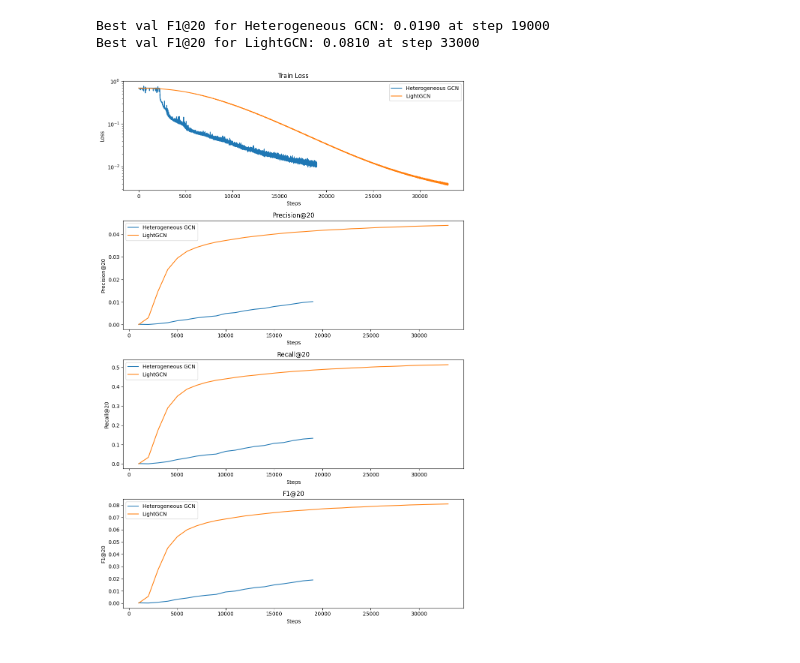
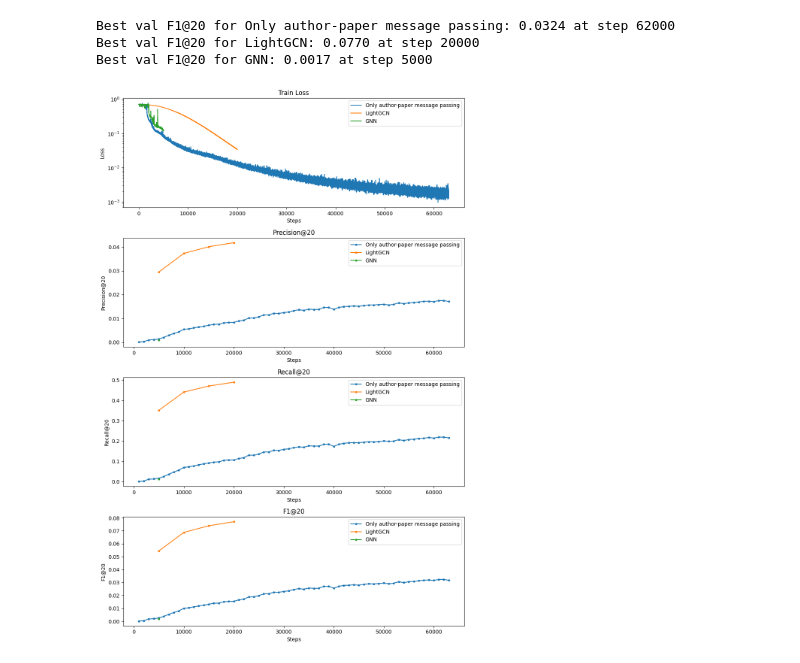
Before and after one commit to Jaluus/PaperTrail, a Jupyter notebook: analyze_results.ipynb, the cells around one changed output. Saved outputs shown, nothing was run; the diff lists cells and outputs as text; code cells hidden in the pictures.

```diff
--- a/analyze_results.ipynb
+++ b/analyze_results.ipynb
@@ -6,7 +6,7 @@ import matplotlib as mpl
 import matplotlib.pyplot as plt
 mpl.style.use("default")
 
-path_prefix = ""
+path_prefix = "checkpoints"
 # %%
 import matplotlib.pyplot as plt
 fig, ax = plt.subplots(4, 1,  figsize=(10, 15))
@@ -28,39 +28,44 @@ def plot_model_results(metrics_filename, train_loss_steps_filename, label):
     ax[0].set_ylabel("Loss")
     ax[0].set_yscale("log")
     ax[0].legend()
 
     steps = metrics_file["step"]
     for prefix in ["val_"]:
-        ax[1].plot(steps, metrics_file[prefix + "precision20"], label=label)
+        ax[1].plot(steps, metrics_file[prefix + "precision20"], ".-", label=label)
     ax[1].set_title("Precision@20")
     ax[1].set_xlabel("Steps")
     ax[1].set_ylabel("Precision@20")
     ax[1].legend()
     for prefix in ["val_"]:
-        ax[2].plot(steps, metrics_file[prefix + "recall20"], label=label)
+        ax[2].plot(steps, metrics_file[prefix + "recall20"], ".-", label=label)
     ax[2].set_title("Recall@20")
     ax[2].set_xlabel("Steps")
     ax[2].set_ylabel("Recall@20")
     ax[2].legend()
 
     ax[3].set_title("F1@20")
     for prefix in ["val_"]:
-        ax[3].plot(steps, metrics_file[prefix + "f1_20"], label=label)
+        ax[3].plot(steps, metrics_file[prefix + "f1_20"], ".-", label=label)
     ax[3].set_xlabel("Steps")
     ax[3].set_ylabel("F1@20")
     ax[3].legend()
 
 #plot_model_results("hetero_model_2_metrics.pkl", "hetero_model_2_train_losses.pkl", label="Author-author message passing")
-#plot_model_results("hetero_model_1_metrics.pkl", "hetero_model_1_train_losses.pkl", label="Only author-paper message passing")
+plot_model_results("hetero_model_1_metrics.pkl", "hetero_model_1_train_losses.pkl", label="Only author-paper message passing")
 #plot_model_results("Coauthor_edges_metrics.pkl", "Coauthor_edges_losses.pkl", label="HeteroGraph")
+#plot_model_results("metrics_GNN_03.pkl", "loss_GNN_03.pkl", label="Heterogeneous GCN")
+#plot_model_results("metrics_GNN_03.pkl", "loss_GNN_03.pkl", label="Heterogeneous GCN")
+#plot_model_results("metrics_LightGCN_03.pkl", "loss_LightGCN_03.pkl", label="LightGCN")
+#plot_model_results("metrics_GNN_01.pkl", "loss_GNN_01.pkl", label="Heterogeneous GCN with 10% supervision")
+plot_model_results("metrics_LightGCN_full.pkl", "loss_LightGCN_full.pkl", label="LightGCN")
+plot_model_results("metrics_GNN_full.pkl", "loss_GNN_full.pkl", label="GNN")
 
-plot_model_results("metrics_GNN.pkl", "loss_GNN.pkl", label="Heterogeneous GCN")
-plot_model_results("metrics_LightGCN.pkl", "loss_LightGCN.pkl", label="LightGCN")
 
 fig.tight_layout()
 fig.show()
 fig.savefig("model_comparison_plots.png", dpi=450)
 # %% [output]
-Best val F1@20 for Heterogeneous GCN: 0.0190 at step 19000
-Best val F1@20 for LightGCN: 0.0810 at step 33000
+Best val F1@20 for Only author-paper message passing: 0.0324 at step 62000
+Best val F1@20 for LightGCN: 0.0770 at step 20000
+Best val F1@20 for GNN: 0.0017 at step 5000
-[figure, old version]
+[figure, new version]
```
Also changed, not shown: 7 other files.
